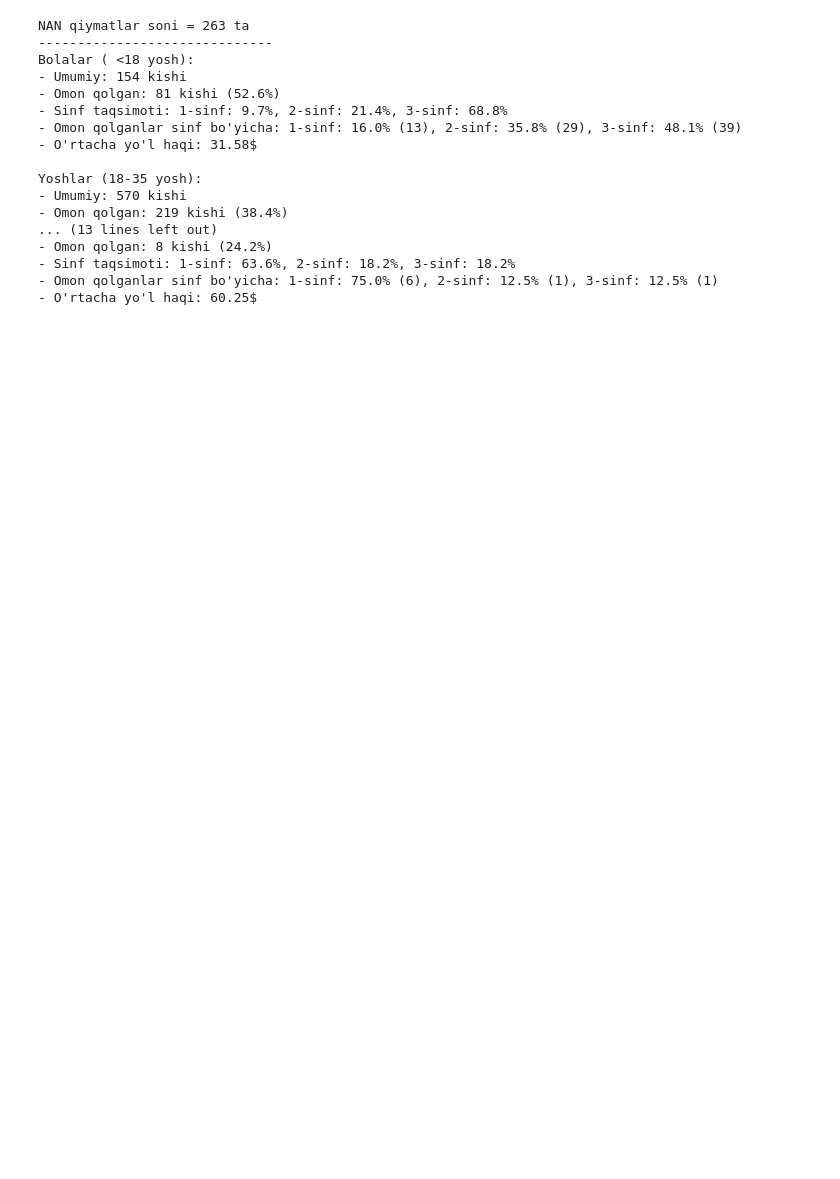
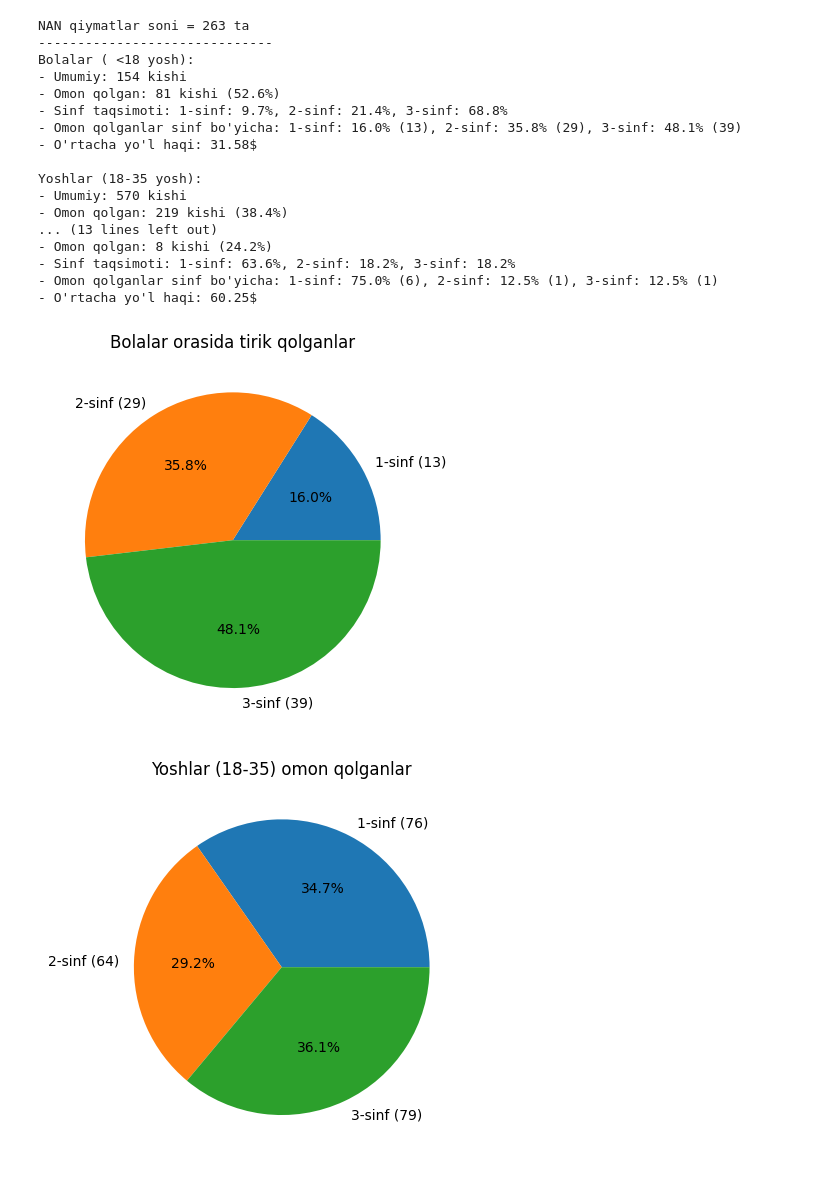
Before and after one commit to khankhalmamatov/uzb12345, a Jupyter notebook: jack.ipynb, the cells around one changed output. Saved outputs shown, nothing was run; the diff lists cells and outputs as text; code cells hidden in the pictures; blank space fills up the shorter version.

```diff
--- a/jack.ipynb
+++ b/jack.ipynb
@@ -279,3 +345,39 @@ Yoshlar (18-35 yosh):
 - Sinf taqsimoti: 1-sinf: 63.6%, 2-sinf: 18.2%, 3-sinf: 18.2%
 - Omon qolganlar sinf bo'yicha: 1-sinf: 75.0% (6), 2-sinf: 12.5% (1), 3-sinf: 12.5% (1)
 - O'rtacha yo'l haqi: 60.25$
+# %%
+
+plt.pie([13, 29, 39],
+        labels=['1-sinf (13)', '2-sinf (29)', '3-sinf (39)'],
+        autopct='%1.1f%%')
+plt.title('Bolalar orasida tirik qolganlar')
+plt.show()
+
+
+
+plt.pie([76, 64, 79],
+        labels=['1-sinf (76)', '2-sinf (64)', '3-sinf (79)'],
+        autopct='%1.1f%%')
+plt.title('Yoshlar (18-35) omon qolganlar')
+plt.show()
+
+
+
+
+plt.pie([86, 21, 12],
+        labels=['1-sinf 86', '2-sinf 21', '3-sinf 12'],
+        autopct='%1.1f%%')
+plt.title('O\'rtacha yosh (36-60) omon qolganlar')
+plt.show()
+
+# Keksalar (60+ yosh) uchun pie chart
+plt.pie([6, 1, 1],
+        labels=['1-sinf 75.0% (6)', '2-sinf 12.5% (1)', '3-sinf 12.5% (1)'],
+        autopct='%1.1f%%',
+        )
+
+plt.title('Keksalar (60+ yosh) omon qolganlar')
+plt.show()
+# %% [output]
+[figure, added]
+[figure, added]
```
Also changed, not shown: parts of 5 cells of this notebook, 1 other file.
